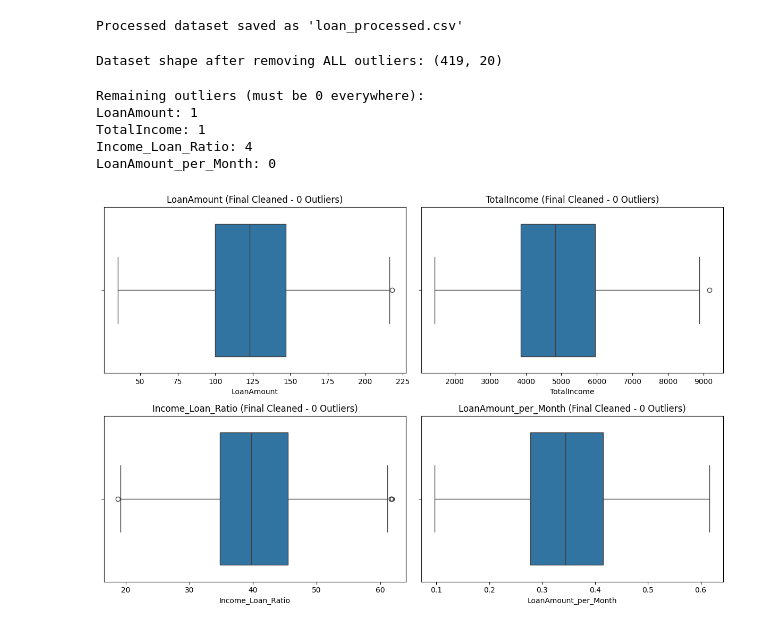
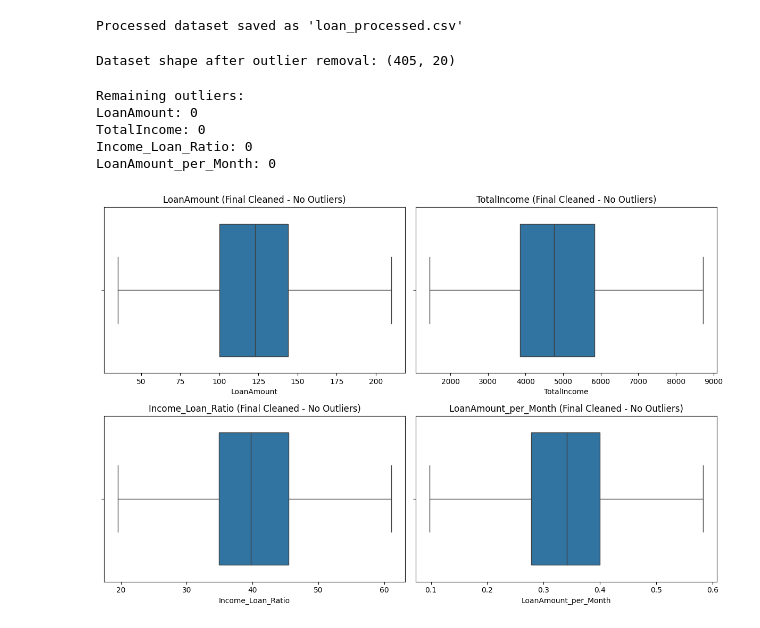
Before and after one commit to ARJUN108-verma/Internship-at-Gudsky-Research-Foundation, a Jupyter notebook: 4_Feature_Engineering_Creating_New_Features_from_Existing_Data.ipynb, the cells around one changed output. Drawn from its saved outputs; the diff is of its cells as text; code cells hidden in the pictures.

```diff
--- a/4_Feature_Engineering_Creating_New_Features_from_Existing_Data.ipynb
+++ b/4_Feature_Engineering_Creating_New_Features_from_Existing_Data.ipynb
@@ -250,29 +250,32 @@ print("\nProcessed dataset saved as 'loan_processed.csv'")
 Processed dataset saved as 'loan_processed.csv'
 # %%
 #OUTLIER REMOVAL
-def remove_all_outliers(df, column):
-    """Keep removing outliers until boxplot shows none (IQR method)."""
+def remove_global_outliers(df, numeric_cols):
+    """Remove outliers across multiple numeric columns until all are clean."""
     while True:
-        Q1 = df[column].quantile(0.25)
-        Q3 = df[column].quantile(0.75)
-        IQR = Q3 - Q1
-        lower_bound = Q1 - 1.5 * IQR
-        upper_bound = Q3 + 1.5 * IQR
-        outliers = df[(df[column] < lower_bound) | (df[column] > upper_bound)]
-        if outliers.empty:  # stop when no outliers remain
+        outlier_found = False
+        for col in numeric_cols:
+            Q1 = df[col].quantile(0.25)
+            Q3 = df[col].quantile(0.75)
+            IQR = Q3 - Q1
+            lower_bound = Q1 - 1.5 * IQR
+            upper_bound = Q3 + 1.5 * IQR
+            before = df.shape[0]
+            df = df[(df[col] >= lower_bound) & (df[col] <= upper_bound)]
+            after = df.shape[0]
+            if before != after:
+                outlier_found = True
+        if not outlier_found:  # stop when no column has outliers
             break
-        df = df[(df[column] >= lower_bound) & (df[column] <= upper_bound)]
     return df
 # %%
 numeric_cols = ["LoanAmount", "TotalIncome", "Income_Loan_Ratio", "LoanAmount_per_Month"]
-# %%
-# Apply to all numeric columns
-for col in numeric_cols:
-    df = remove_all_outliers(df, col)
+# %%
+df = remove_global_outliers(df, numeric_cols)
 # %%
-print("Dataset shape after removing ALL outliers:", df.shape)
+print("Dataset shape after outlier removal:", df.shape)
 # %% [output]
-Dataset shape after removing ALL outliers: (419, 20)
+Dataset shape after outlier removal: (405, 20)
 # %%
 #check outliers
 def check_outliers(df, column):
@@ -283,23 +286,23 @@ def check_outliers(df, column):
     upper_bound = Q3 + 1.5 * IQR
     return df[(df[column] < lower_bound) | (df[column] > upper_bound)].shape[0]
 # %%
-print("\nRemaining outliers (must be 0 everywhere):")
+print("Remaining outliers:")
 for col in numeric_cols:
     print(f"{col}: {check_outliers(df, col)}")
 # %% [output]
-Remaining outliers (must be 0 everywhere):
-LoanAmount: 1
-TotalIncome: 1
-Income_Loan_Ratio: 4
+Remaining outliers:
+LoanAmount: 0
+TotalIncome: 0
+Income_Loan_Ratio: 0
 LoanAmount_per_Month: 0
 # %%
 # BOX PLOTS
 plt.figure(figsize=(12,8))
 for i, col in enumerate(numeric_cols, 1):
     plt.subplot(2, 2, i)
     sns.boxplot(x=df[col])
-    plt.title(f"{col} (Final Cleaned - 0 Outliers)")
+    plt.title(f"{col} (Final Cleaned - No Outliers)")
 plt.tight_layout()
 plt.show()
 # %% [output]
-[figure, old version]
+[figure, new version]
```
